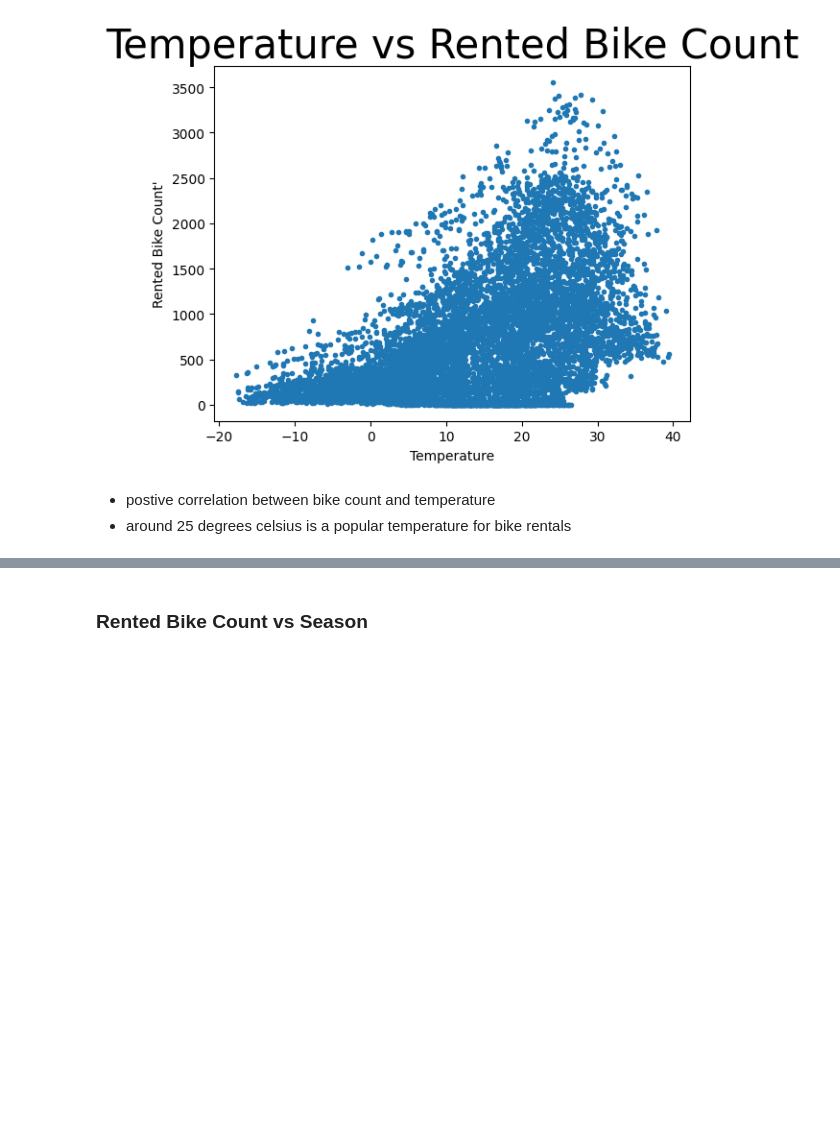
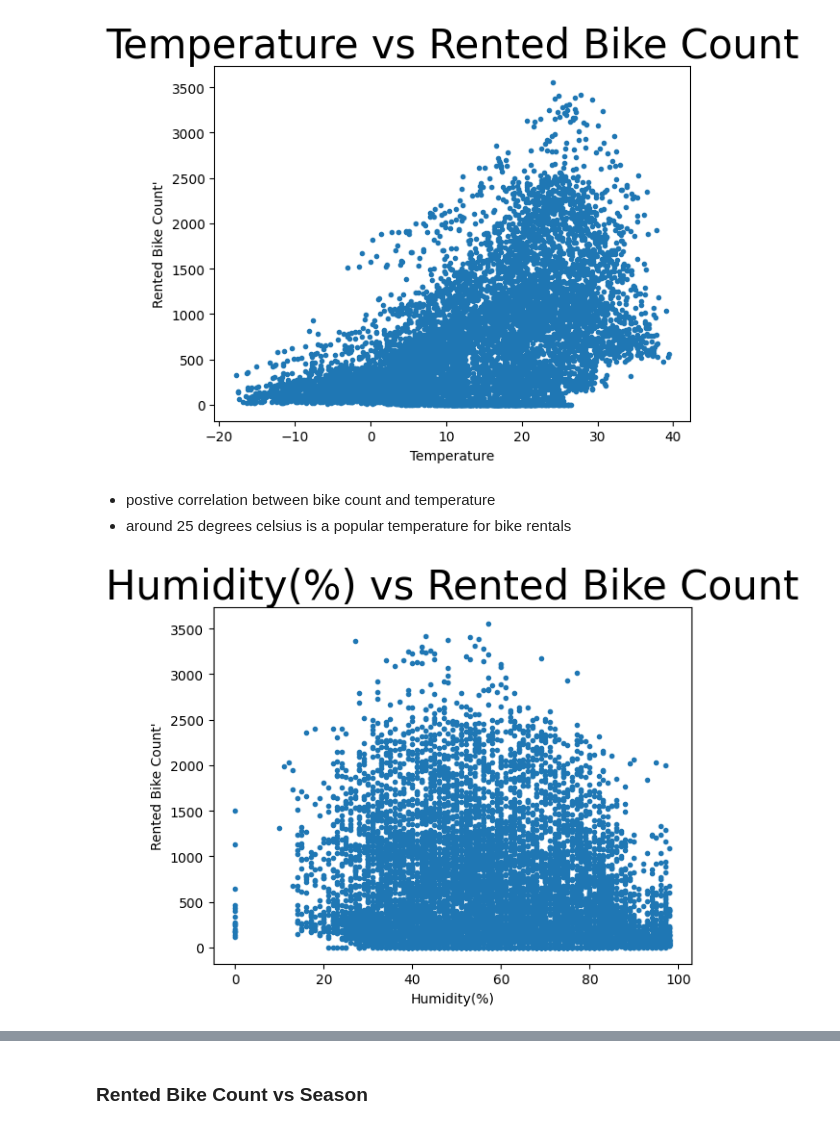
Before and after one commit to kennyluu130/Seoul-Bike-Demand, a Jupyter notebook: notebooks/EDA.ipynb, the cells around one changed output, grey strips where cells are left out. Drawn from its saved outputs; the diff is of its cells as text; code cells hidden in the pictures; blank space fills up the shorter version.

```diff
--- a/notebooks/EDA.ipynb
+++ b/notebooks/EDA.ipynb
@@ -144,3 +144,11 @@ plt.show()
 # %% [markdown]
 - postive correlation between bike count and temperature
 - around 25 degrees celsius is a popular temperature for bike rentals
+# %%
+plt.scatter(df['Humidity(%)'],df['Rented Bike Count'], marker=".")
+plt.title("Humidity(%) vs Rented Bike Count", fontsize=30) # set title of graph, fontsize is how big the text will be, fontname is type of font
+plt.xlabel("Humidity(%)") # set name of x axis
+plt.ylabel("Rented Bike Count'") # set name of y axis
+plt.show()
+# %% [output]
+[figure, added]
```
Also changed, not shown: parts of 13 cells of this notebook, 11 other files.
